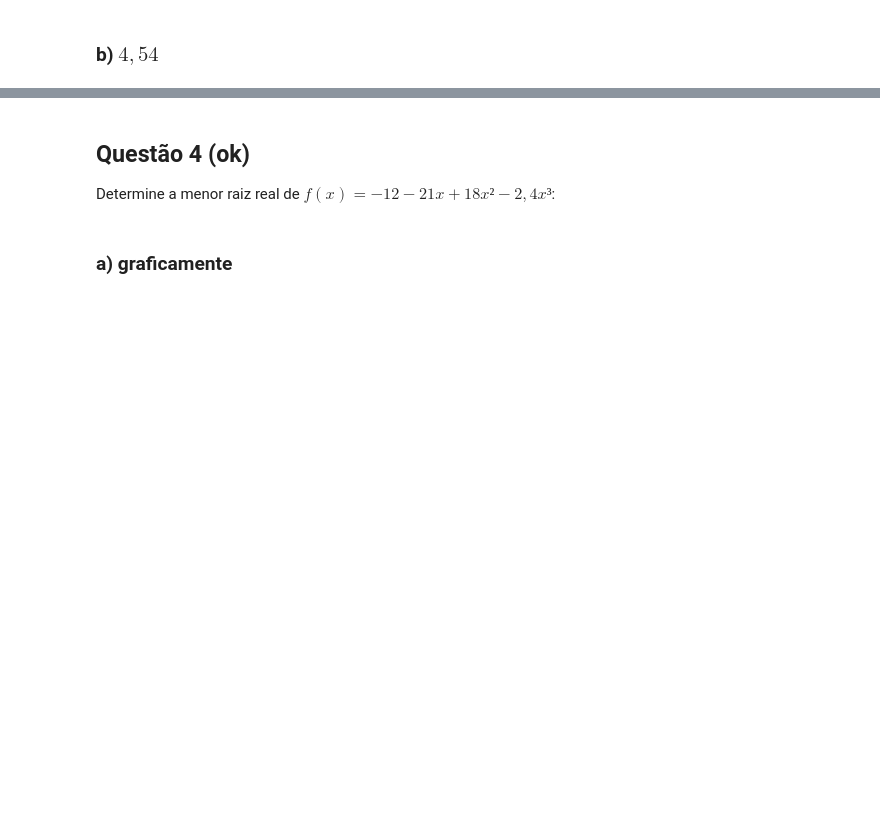
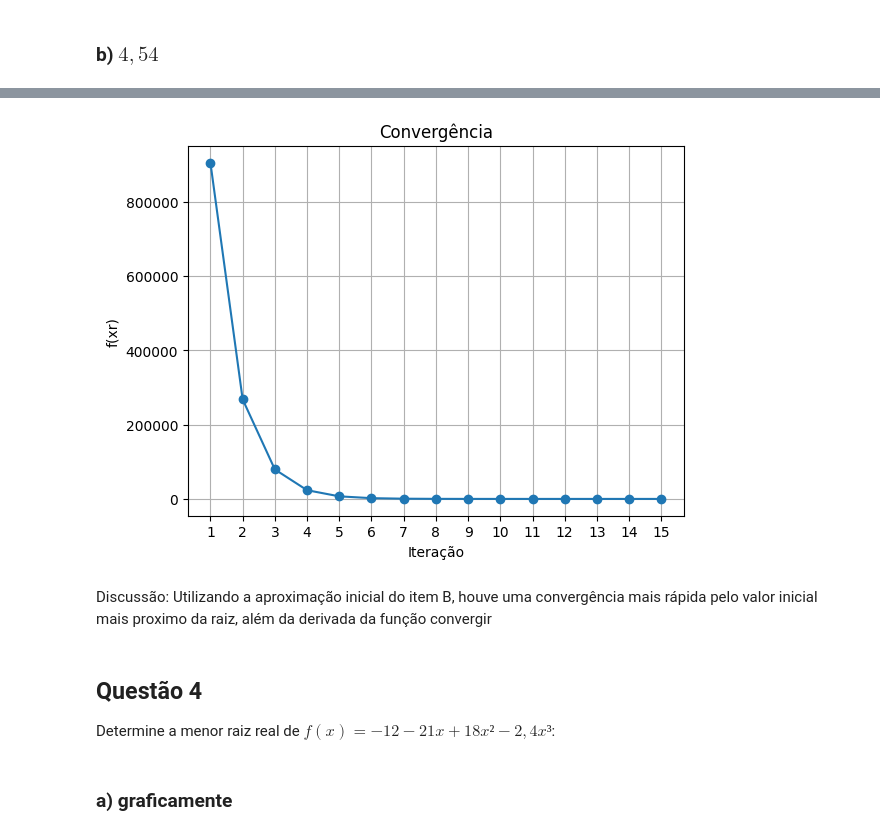
Before and after one commit to pedrofalcao10/UFC-Numerical_Methods, a Jupyter notebook: Listas/Lista_03.ipynb, the cells around one changed output, grey strips where cells are left out. Drawn from its saved outputs; the diff is of its cells as text; code cells hidden in the pictures; blank space fills up the shorter version.

```diff
--- a/Listas/Lista_03.ipynb
+++ b/Listas/Lista_03.ipynb
@@ -274,5 +296,22 @@ iteração:15, raiz:6.305897529333429, f(x):0.0, erro:1.1207343050963e-12
+# %%
+xr = [result[0] for result in results_3b]
+fxr = [result[1] for result in results_3b]
+
+plt.grid()
+plt.plot(range(1, len(xr) + 1), fxr, marker='o')
+
+plt.xlabel('Iteração')
+plt.xticks(range(1, len(xr) + 1))
+plt.ylabel('f(xr)')
+plt.title('Convergência')
+
+plt.show()
+# %% [output]
+[figure, added]
+# %% [markdown]
+Discussão: Utilizando a aproximação inicial do item B, houve uma convergência mais rápida pelo valor inicial mais proximo da raiz, além da derivada da função convergir
 # %% [markdown]
-## **Questão 4 (ok)**
+## **Questão 4**
 
 Determine a menor raiz real de $f(x) = -12 - 21x  + 18x² - 2,4x³$:
 # %%
```
Also changed, not shown: parts of 19 cells of this notebook, 13 other files.
